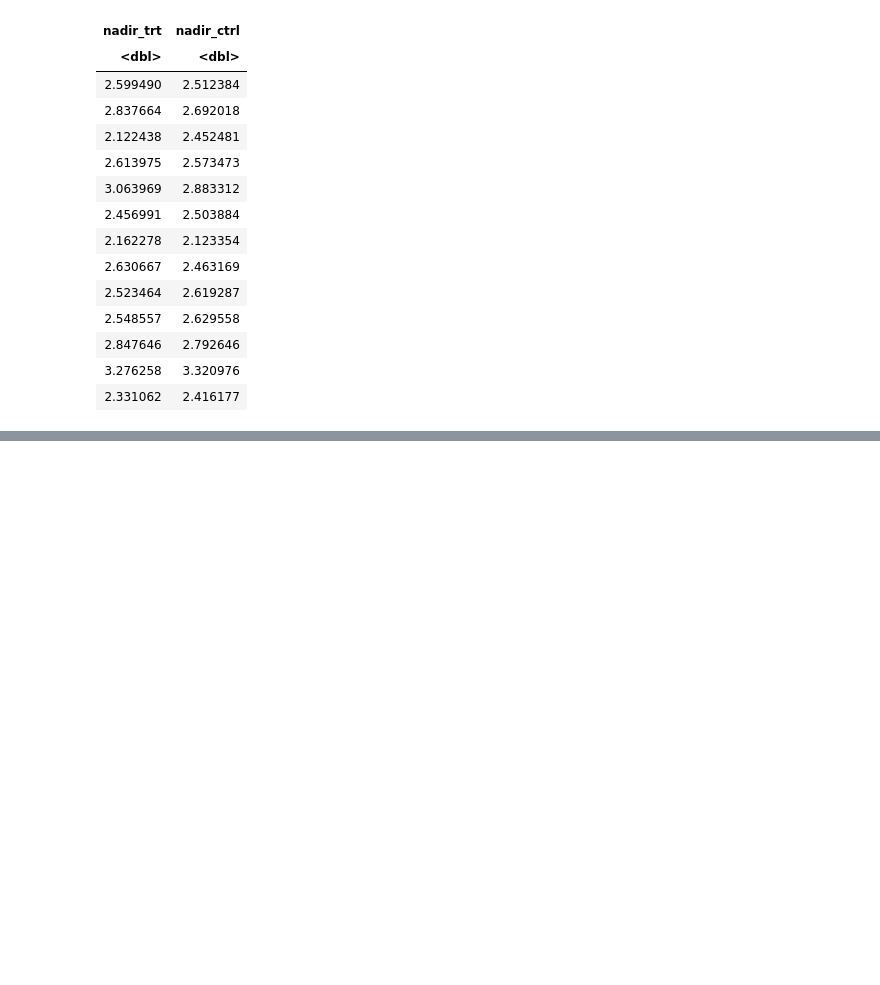
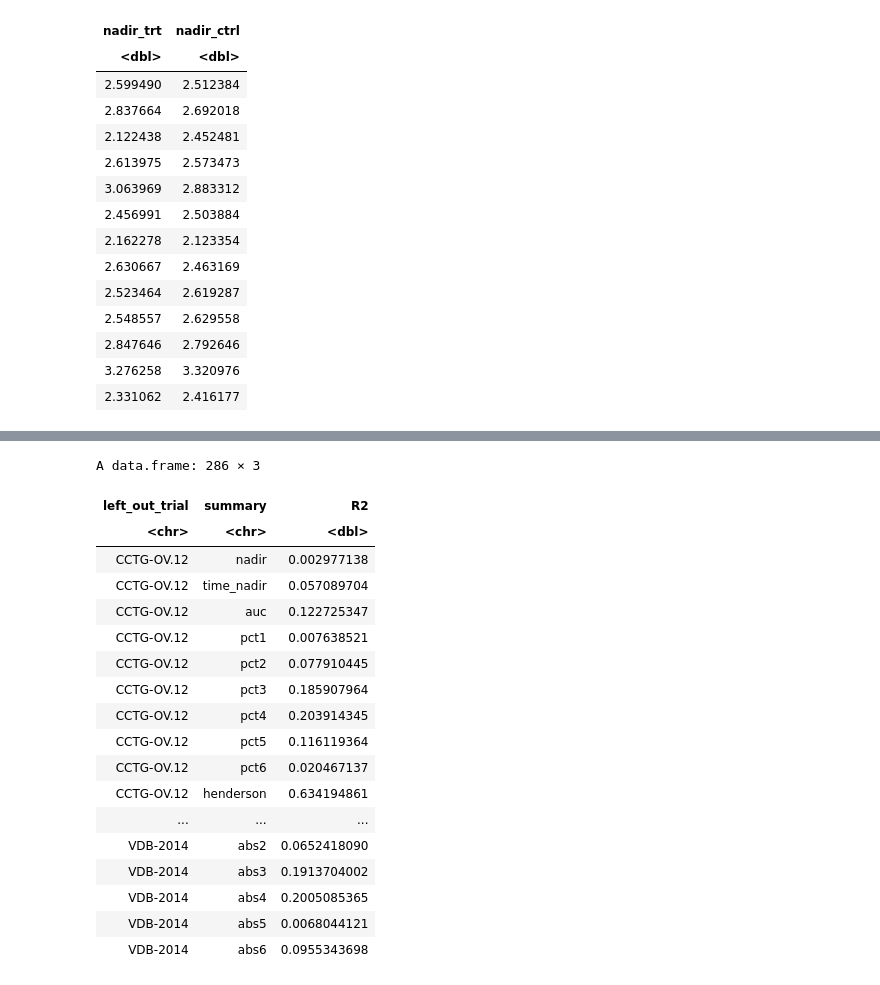
Before and after one commit to Kodro23/Surrogacy_evaluation_CA125, a Jupyter notebook: notebooks/CA125.ipynb, the cells around one changed output, grey strips where cells are left out. Cells and saved outputs as stored; diff of their text form; code cells hidden in the pictures; blank space fills up the shorter version.

```diff
--- a/notebooks/CA125.ipynb
+++ b/notebooks/CA125.ipynb
@@ -1620,0 +1729,22 @@ A data.frame: 13 × 2
+# %%
+loso_r2
+# %% [output]
+A data.frame: 286 × 3
+| left_out_trial | summary | R2 |
+| <chr> | <chr> | <dbl> |
+| CCTG-OV.12 | nadir | 0.002977138 |
+| CCTG-OV.12 | time_nadir | 0.057089704 |
+| CCTG-OV.12 | auc | 0.122725347 |
+| CCTG-OV.12 | pct1 | 0.007638521 |
+| CCTG-OV.12 | pct2 | 0.077910445 |
+| CCTG-OV.12 | pct3 | 0.185907964 |
+| CCTG-OV.12 | pct4 | 0.203914345 |
+| CCTG-OV.12 | pct5 | 0.116119364 |
+| CCTG-OV.12 | pct6 | 0.020467137 |
+| CCTG-OV.12 | henderson | 0.634194861 |
+| ... | ... | ... |
+| VDB-2014 | abs2 | 0.0652418090 |
+| VDB-2014 | abs3 | 0.1913704002 |
+| VDB-2014 | abs4 | 0.2005085365 |
+| VDB-2014 | abs5 | 0.0068044121 |
+| VDB-2014 | abs6 | 0.0955343698 |
```
Also changed, not shown: parts of 17 cells of this notebook.
